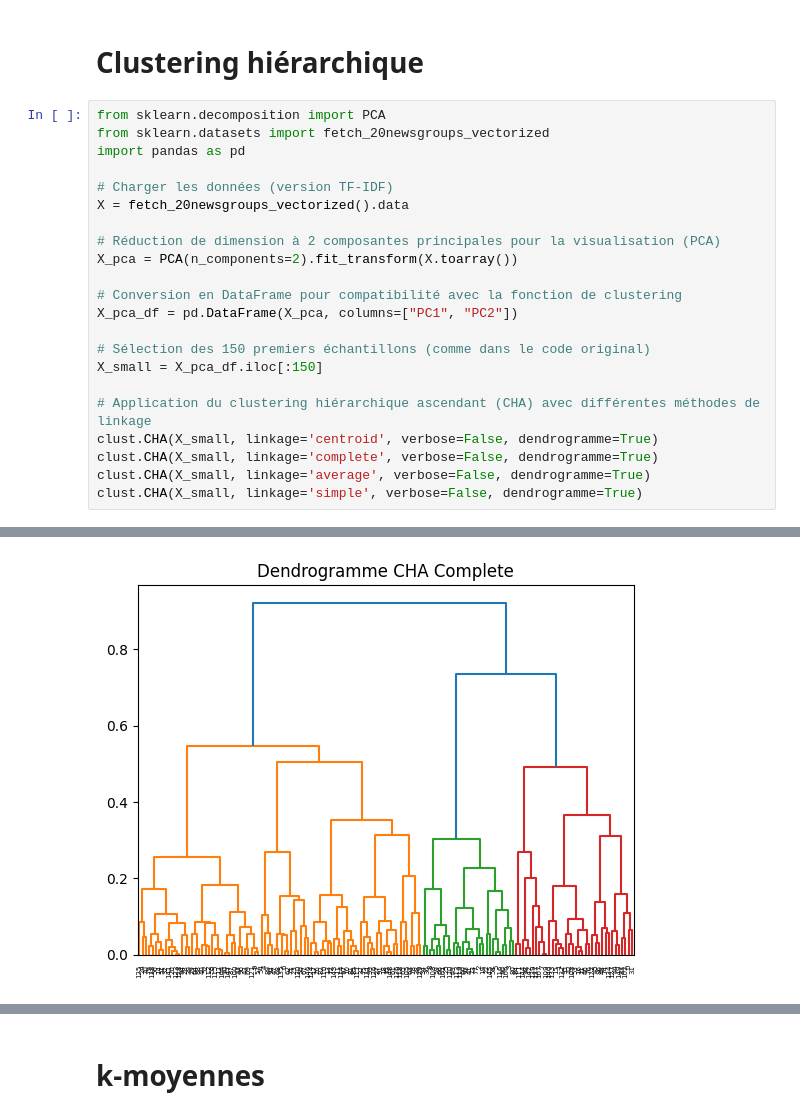
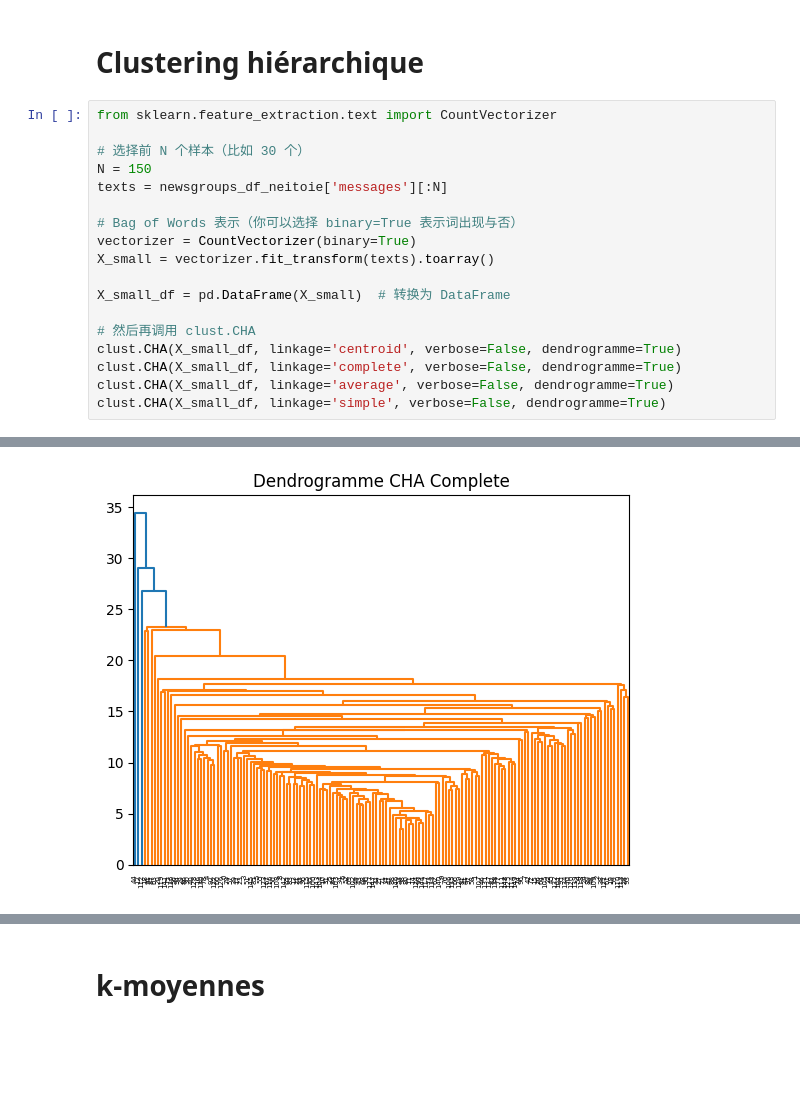
Before and after one commit to Antoine1903/Projets_Sorbonne_Universite, a Jupyter notebook: LU3IN026/miniprojet/projet-Zhang_Lecomte.ipynb, the cells around one changed output, grey strips where cells are left out. Saved outputs shown, nothing was run; the diff lists cells and outputs as text; blank space fills up the shorter version.

```diff
--- a/LU3IN026/miniprojet/projet-Zhang_Lecomte.ipynb
+++ b/LU3IN026/miniprojet/projet-Zhang_Lecomte.ipynb
@@ -3974,25 +3974,21 @@ AttributeError: 'list' object has no attribute 'shape'
 # %% [markdown]
 # Clustering hiérarchique
 # %%
-from sklearn.decomposition import PCA
-from sklearn.datasets import fetch_20newsgroups_vectorized
-import pandas as pd
+from sklearn.feature_extraction.text import CountVectorizer
 
-# Charger les données (version TF-IDF)
-X = fetch_20newsgroups_vectorized().data
+# 选择前 N 个样本（比如 30 个）
+N = 150
+texts = newsgroups_df_neitoie['messages'][:N]
 
-# Réduction de dimension à 2 composantes principales pour la visualisation (PCA)
-X_pca = PCA(n_components=2).fit_transform(X.toarray())
+# Bag of Words 表示（你可以选择 binary=True 表示词出现与否）
+vectorizer = CountVectorizer(binary=True)
+X_small = vectorizer.fit_transform(texts).toarray()
 
-# Conversion en DataFrame pour compatibilité avec la fonction de clustering
-X_pca_df = pd.DataFrame(X_pca, columns=["PC1", "PC2"])
+X_small_df = pd.DataFrame(X_small)  # 转换为 DataFrame
 
-# Sélection des 150 premiers échantillons (comme dans le code original)
-X_small = X_pca_df.iloc[:150]
-
-# Application du clustering hiérarchique ascendant (CHA) avec différentes méthodes de linkage
-clust.CHA(X_small, linkage='centroid', verbose=False, dendrogramme=True)
-clust.CHA(X_small, linkage='complete', verbose=False, dendrogramme=True)
-clust.CHA(X_small, linkage='average', verbose=False, dendrogramme=True)
-clust.CHA(X_small, linkage='simple', verbose=False, dendrogramme=True)
+# 然后再调用 clust.CHA
+clust.CHA(X_small_df, linkage='centroid', verbose=False, dendrogramme=True)
+clust.CHA(X_small_df, linkage='complete', verbose=False, dendrogramme=True)
+clust.CHA(X_small_df, linkage='average', verbose=False, dendrogramme=True)
+clust.CHA(X_small_df, linkage='simple', verbose=False, dendrogramme=True)
 # %% [output]
@@ -4000 +3996 @@ clust.CHA(X_small, linkage='simple', verbose=False, dendrogramme=True)
-[figure, old version]
+[figure, new version]
```
Also changed, not shown: parts of 2 cells of this notebook.
